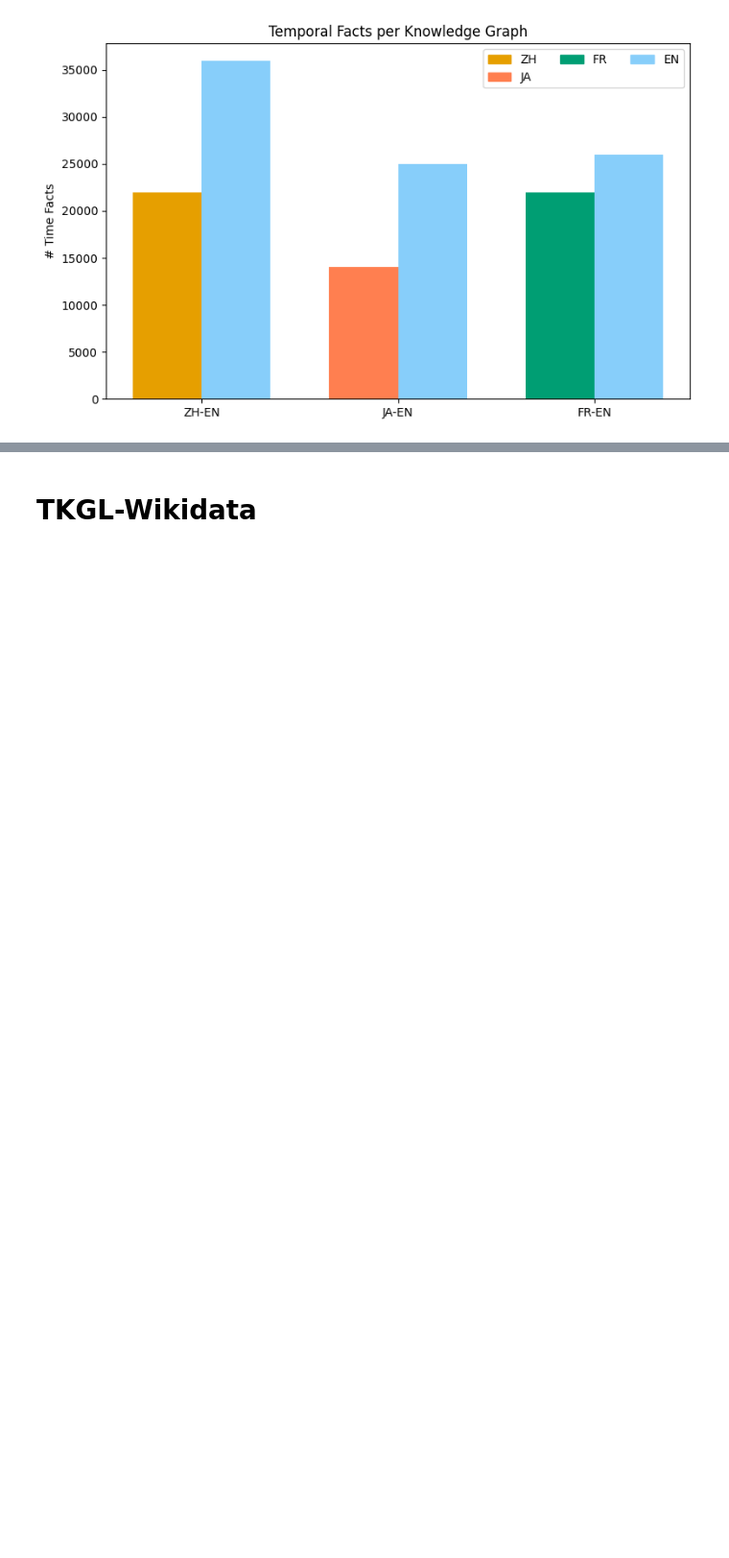
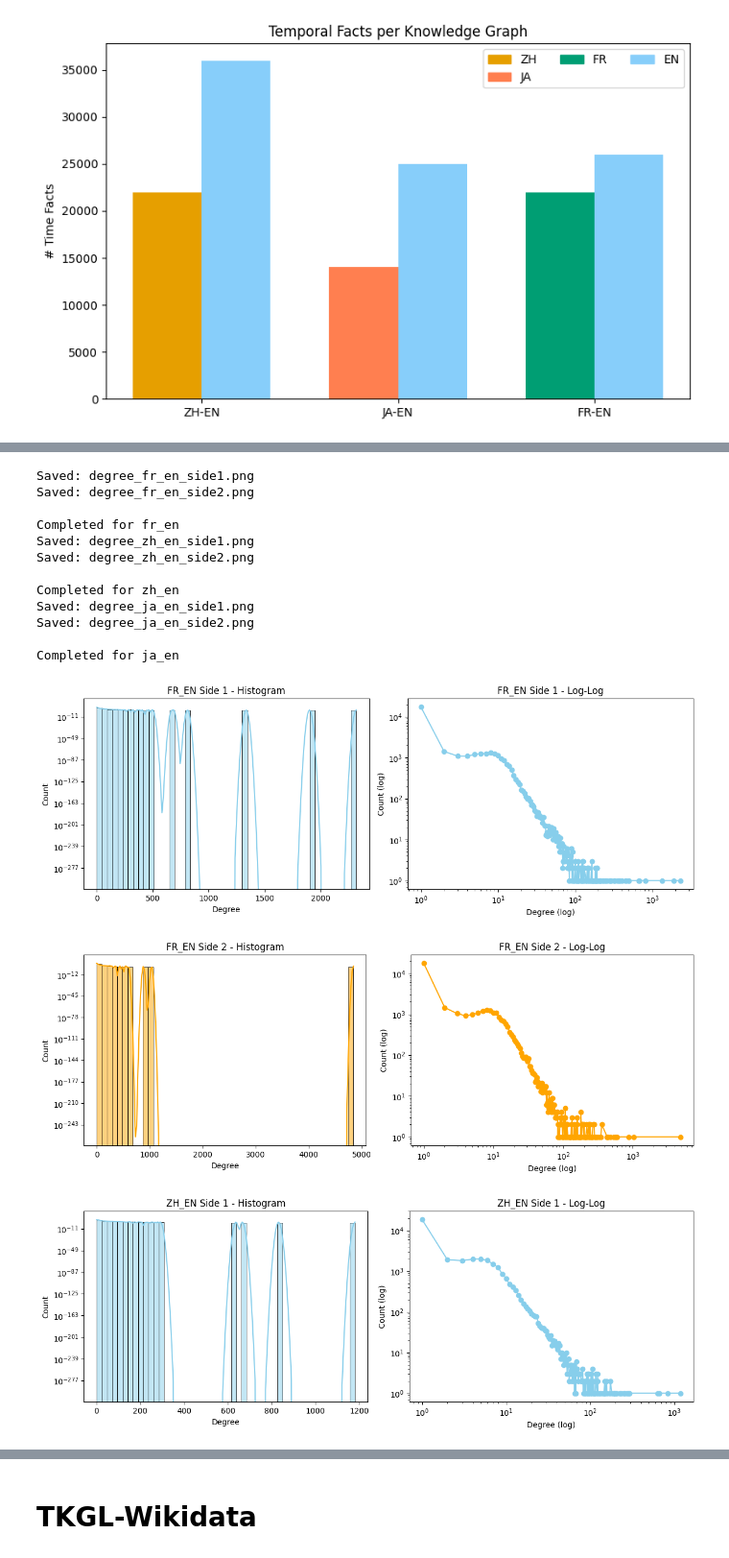
Before and after one commit to NeginShams/Reasoning-over-Cross-lingual-TKGs, a Jupyter notebook: DBP15K_Analysis.ipynb, the cells around one changed output, grey strips where cells are left out. Shown at 96% size. Saved outputs shown, nothing was run; the diff lists cells and outputs as text; code cells hidden in the pictures; blank space fills up the shorter version.

```diff
--- a/DBP15K_Analysis.ipynb
+++ b/DBP15K_Analysis.ipynb
@@ -278,0 +564,79 @@ plt.show()
+# %%
+from collections import defaultdict, Counter
+import statistics
+import matplotlib.pyplot as plt
+import seaborn as sns
+import os
+
+def plot_degree_per_side(base_path, language_pair="fr_en"):
+    path = f"{base_path}/{language_pair}"
+
+    def load_degrees(side):
+        out_d = defaultdict(int)
+        in_d = defaultdict(int)
+        for ftype in ["triples", "training_attrs"]:
+            for s in [side]:
+                file_path = f"{path}/{ftype}_{s}"
+                if os.path.exists(file_path):
+                    with open(file_path, 'r', encoding='utf-8') as f:
+                        for line in f:
+                            parts = line.strip().split()
+                            if len(parts) >= 3:
+                                h = parts[0]
+                                t = parts[2] if len(parts) > 2 else parts[1]
+                                out_d[h] += 1
+                                in_d[t] += 1
+        total = {e: out_d[e] + in_d[e] for e in set(out_d) | set(in_d)}
+        return list(total.values())
+
+    # Side 1 and Side 2
+    deg1 = load_degrees(1)   # e.g., French
+    deg2 = load_degrees(2)   # e.g., English
+
+    def plot_dist(degrees, title, color, save_name):
+        plt.figure(figsize=(12, 8))
+
+        plt.subplot(2, 2, 1)
+        sns.histplot(degrees, bins=50, kde=True, color=color)
+        plt.title(f'{title} - Histogram')
+        plt.xlabel('Degree')
+        plt.ylabel('Count')
+        plt.yscale('log')
+
+        plt.subplot(2, 2, 2)
+        dist = Counter(degrees)
+        degs, counts = zip(*sorted(dist.items()))
+        plt.loglog(degs, counts, 'o-', color=color)
+        plt.title(f'{title} - Log-Log')
+        plt.xlabel('Degree (log)')
+        plt.ylabel('Count (log)')
+
+        plt.tight_layout()
+        plt.savefig(save_name, dpi=300, bbox_inches='tight')
+        print(f"Saved: {save_name}")
+
+    plot_dist(deg1, f"{language_pair.upper()} Side 1", 'skyblue', f'degree_{language_pair}_side1.png')
+    plot_dist(deg2, f"{language_pair.upper()} Side 2", 'orange', f'degree_{language_pair}_side2.png')
+
+    print(f"\nCompleted for {language_pair}")
+
+# Run for all pairs
+base = r'D:\Proposal\Temporal Reasoning\TKG\EACTB-main\EACTB-main\dbp15k'
+for lang in ["fr_en", "zh_en", "ja_en"]:
+    plot_degree_per_side(base, lang)
+# %% [output]
+Saved: degree_fr_en_side1.png
+Saved: degree_fr_en_side2.png
+
+Completed for fr_en
+Saved: degree_zh_en_side1.png
+Saved: degree_zh_en_side2.png
+
+Completed for zh_en
+Saved: degree_ja_en_side1.png
+Saved: degree_ja_en_side2.png
+
+Completed for ja_en
+[figure, added]
+[figure, added]
+[figure, added]
```
Also changed, not shown: parts of 14 cells of this notebook, 1 other file.
